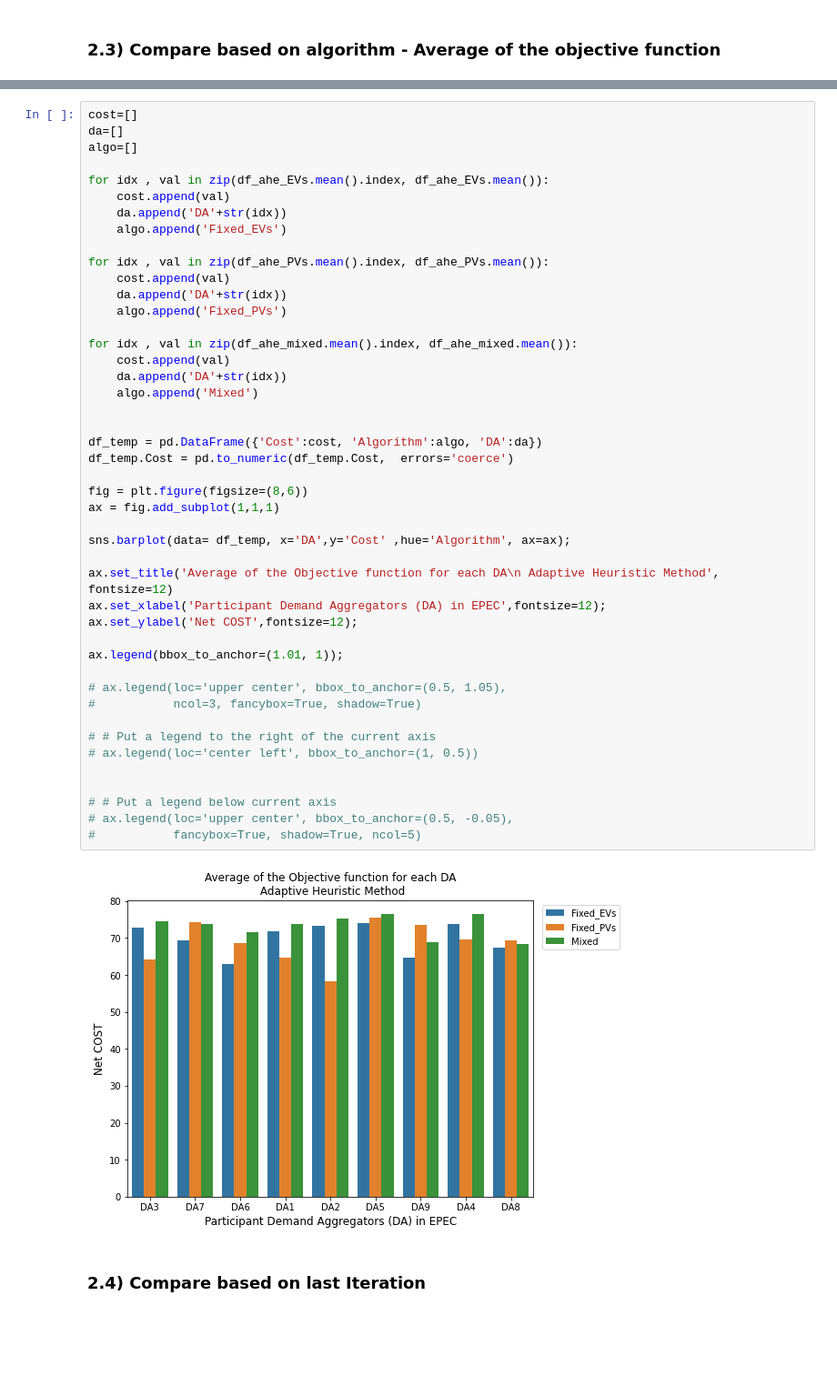
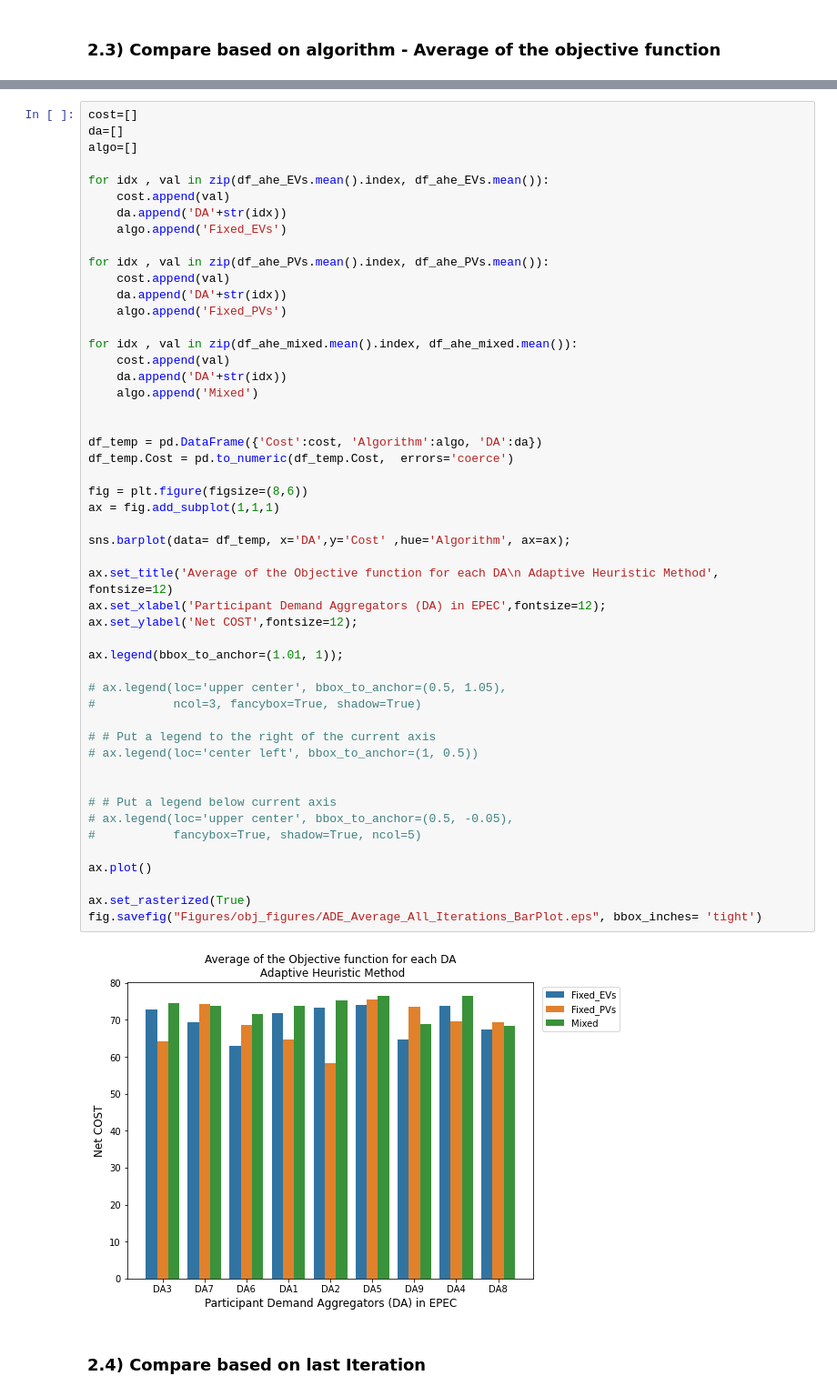
Before and after one commit to alirezakfz/PyomoModels, a Jupyter notebook: 08_SEST2022_DA_EQ/Results2/Plots/Objective_Functions_Visualizaion_V01.ipynb, the cells around one changed output, grey strips where cells are left out. Shown: that part at 91% size. Drawn from its saved outputs; the diff is of its cells as text; blank space fills up the shorter version.

```diff
--- a/08_SEST2022_DA_EQ/Results2/Plots/Objective_Functions_Visualizaion_V01.ipynb
+++ b/08_SEST2022_DA_EQ/Results2/Plots/Objective_Functions_Visualizaion_V01.ipynb
@@ -261,34 +296,39 @@ for idx , val in zip(df_ahe_mixed.mean().index, df_ahe_mixed.mean()):
     cost.append(val)
     da.append('DA'+str(idx))
     algo.append('Mixed')
 
 
 df_temp = pd.DataFrame({'Cost':cost, 'Algorithm':algo, 'DA':da})
 df_temp.Cost = pd.to_numeric(df_temp.Cost,  errors='coerce')
 
 fig = plt.figure(figsize=(8,6))
 ax = fig.add_subplot(1,1,1)
 
 sns.barplot(data= df_temp, x='DA',y='Cost' ,hue='Algorithm', ax=ax);
 
 ax.set_title('Average of the Objective function for each DA\n Adaptive Heuristic Method', fontsize=12)
 ax.set_xlabel('Participant Demand Aggregators (DA) in EPEC',fontsize=12);
 ax.set_ylabel('Net COST',fontsize=12);
 
 ax.legend(bbox_to_anchor=(1.01, 1));
 
 # ax.legend(loc='upper center', bbox_to_anchor=(0.5, 1.05),
 #           ncol=3, fancybox=True, shadow=True)
 
 # # Put a legend to the right of the current axis
 # ax.legend(loc='center left', bbox_to_anchor=(1, 0.5))
 
 
 # # Put a legend below current axis
 # ax.legend(loc='upper center', bbox_to_anchor=(0.5, -0.05),
 #           fancybox=True, shadow=True, ncol=5)
+
+ax.plot()
+
+ax.set_rasterized(True)
+fig.savefig("Figures/obj_figures/ADE_Average_All_Iterations_BarPlot.eps", bbox_inches= 'tight')
 # %% [output]
-[figure, old version]
+[figure, new version]
 # %% [markdown]
 ### 2.4) Compare based on last Iteration
 # %%
```
Also changed, not shown: parts of 21 cells of this notebook, 25 other files.
